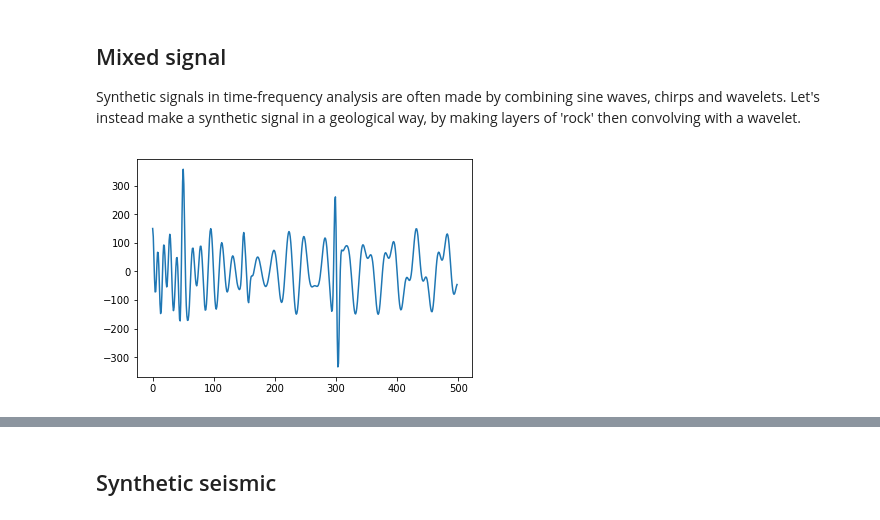
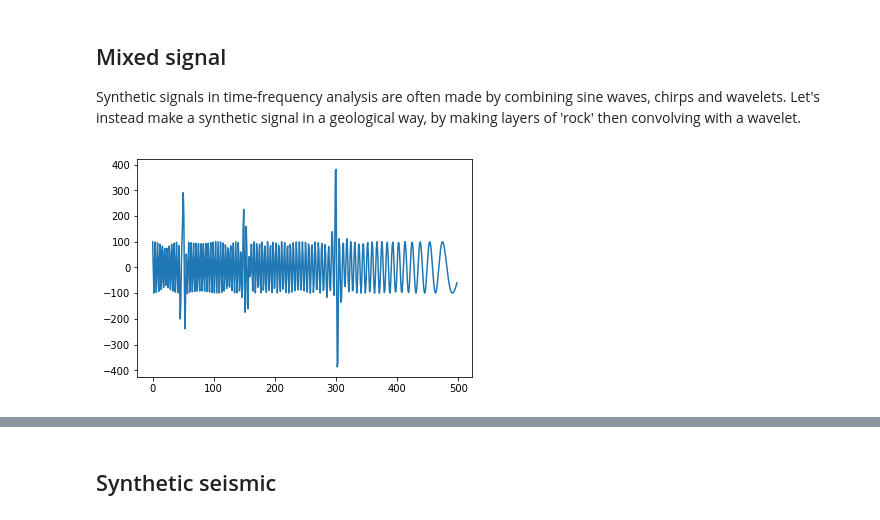
Before and after one commit to seg/tutorials-2018, a Jupyter notebook: 1806_Time-frequency/Synthetic_signals.ipynb, the cells around one changed output, grey strips where cells are left out. Drawn from its saved outputs; the diff is of its cells as text; code cells hidden in the pictures.

```diff
--- a/1806_Time-frequency/Synthetic_signals.ipynb
+++ b/1806_Time-frequency/Synthetic_signals.ipynb
@@ -14,32 +52,31 @@ Synthetic signals in time-frequency analysis are often made by combining sine wa
 # %%
 vp = 2000 * np.ones(500)
 vp[:50] = 1490
 vp[150:152] = 2250
 vp[154:156] = 2250
 
-vp2 = np.zeros(500)
-vp2[300:303] = 2400
+vp2 = 2000 * np.ones(500)
+vp2[300:303] = 2300
 
 from scipy.signal import ricker
-w = ricker(64, 3)
-syn = np.convolve(np.diff(vp), w, mode='same')
+w1 = ricker(64, 2)
+syn1 = np.convolve(np.diff(vp), w1, mode='same')
 
 w2 = ricker(64, 6)
 syn2 = np.convolve(np.diff(vp2), w, mode='same')
 syn2 += np.convolve(np.diff(vp2), w2, mode='same')
 
-syn += syn2 / 5
-
 from scipy.signal import chirp
 dt = 0.002
 t = np.arange(0, syn.size*dt, dt)
-chp = chirp(t, 60, t[-1], 10, method='hyperbolic')
-syn += 100 * chp
-chp = chirp(t, 20, t[-1], 30, method='linear')
-syn += 50 * chp
+chp = chirp(t, 128, t[-1], 8, method='quadratic')
+
+syn = syn1 + syn2 + 100 * chp
+# chp = chirp(t, 20, t[-1], 30, method='linear')
+# syn += 50 * chp
 
 #plt.plot(w)
 plt.plot(syn)
 plt.show()
 # %% [output]
-[figure, old version]
+[figure, new version]
```
Also changed, not shown: parts of 15 cells of this notebook, 18 other files.
